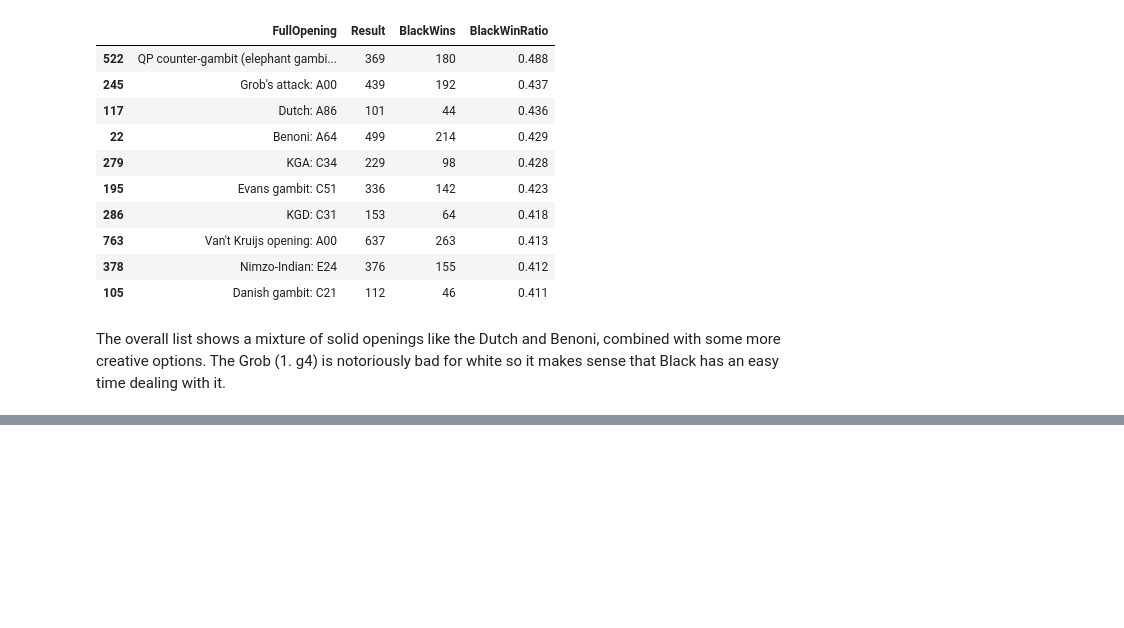
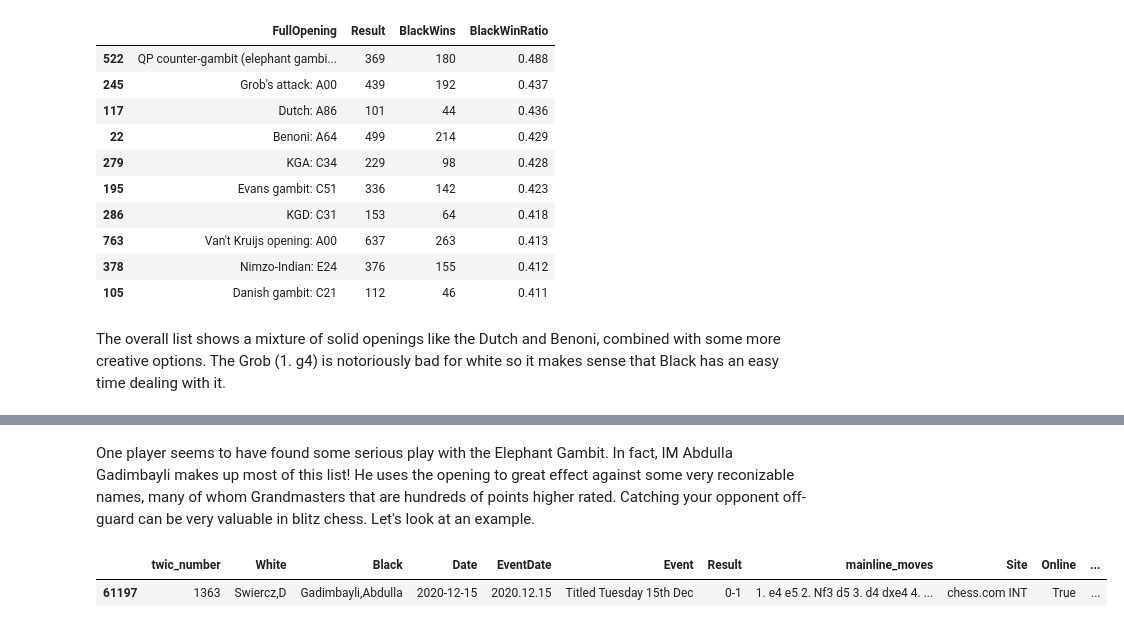
Before and after one commit to ameya932/Black-Chess-Openings-Analysis, a Jupyter notebook: Black_Openings_Chess.ipynb, the cells around one changed output, grey strips where cells are left out. Drawn from its saved outputs; the diff is of its cells as text; code cells hidden in the pictures; blank space fills up the shorter version.

```diff
--- a/Black_Openings_Chess.ipynb
+++ b/Black_Openings_Chess.ipynb
@@ -190,0 +203,7 @@ The overall list shows a mixture of solid openings like the Dutch and Benoni, co
+# %% [markdown]
+One player seems to have found some serious play with the Elephant Gambit. In fact, IM Abdulla Gadimbayli makes up most of this list! He uses the opening to great effect against some very reconizable names, many of whom Grandmasters that are hundreds of points higher rated. Catching your opponent off-guard can be very valuable in blitz chess. Let's look at an example.
+# %%
+df[(df['White'] == 'Swiercz,D') & (df['Black'] == 'Gadimbayli,Abdulla')]
+# %% [output]
+|  | twic_number | White | Black | Date | EventDate | Event | Result | mainline_moves | Site | Online | ... |
+| 61197 | 1363 | Swiercz,D | Gadimbayli,Abdulla | 2020-12-15 | 2020.12.15 | Titled Tuesday 15th Dec | 0-1 | 1. e4 e5 2. Nf3 d5 3. d4 dxe4 4. ... | chess.com INT | True | ... |
```
Also changed, not shown: parts of 18 cells of this notebook.
